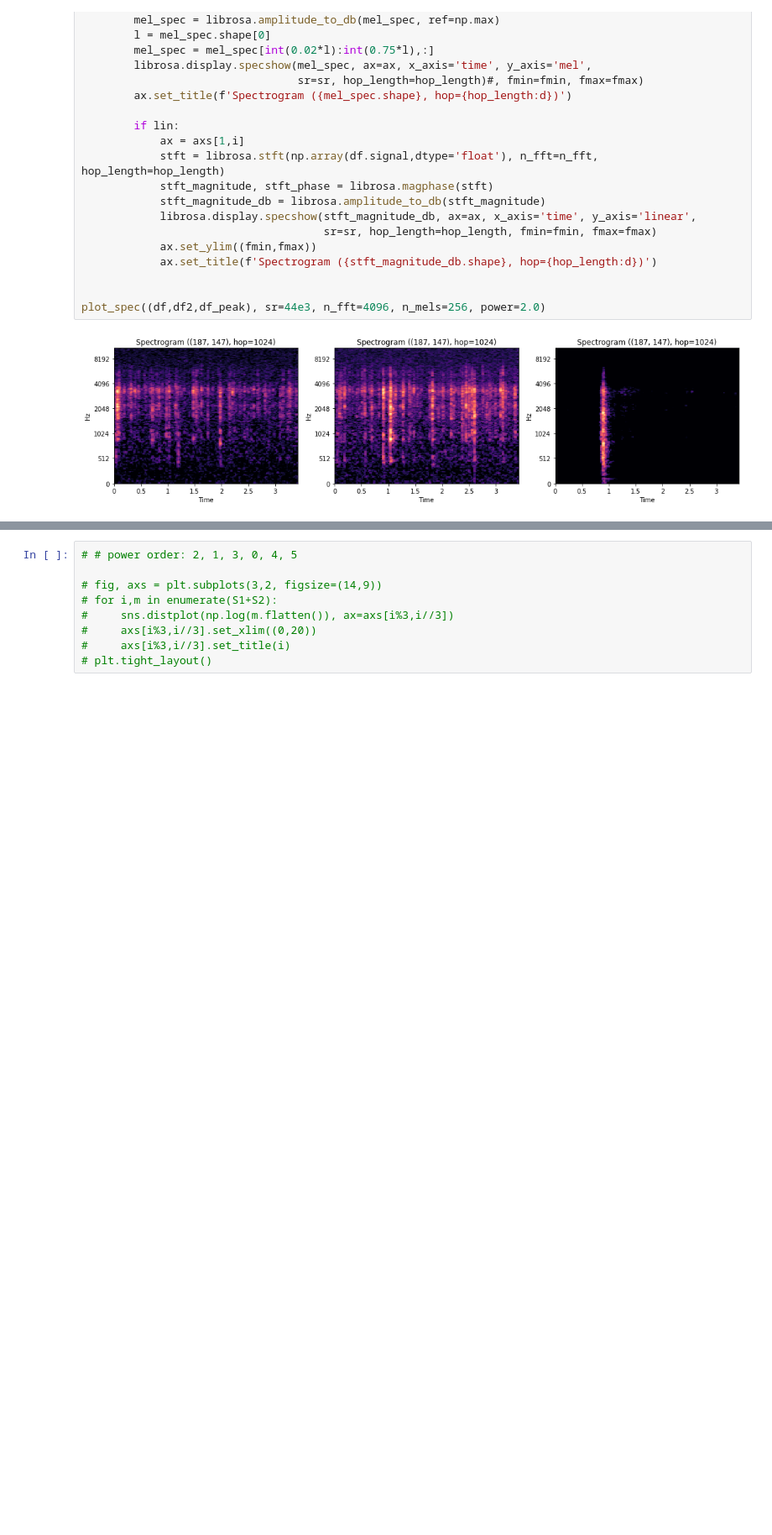
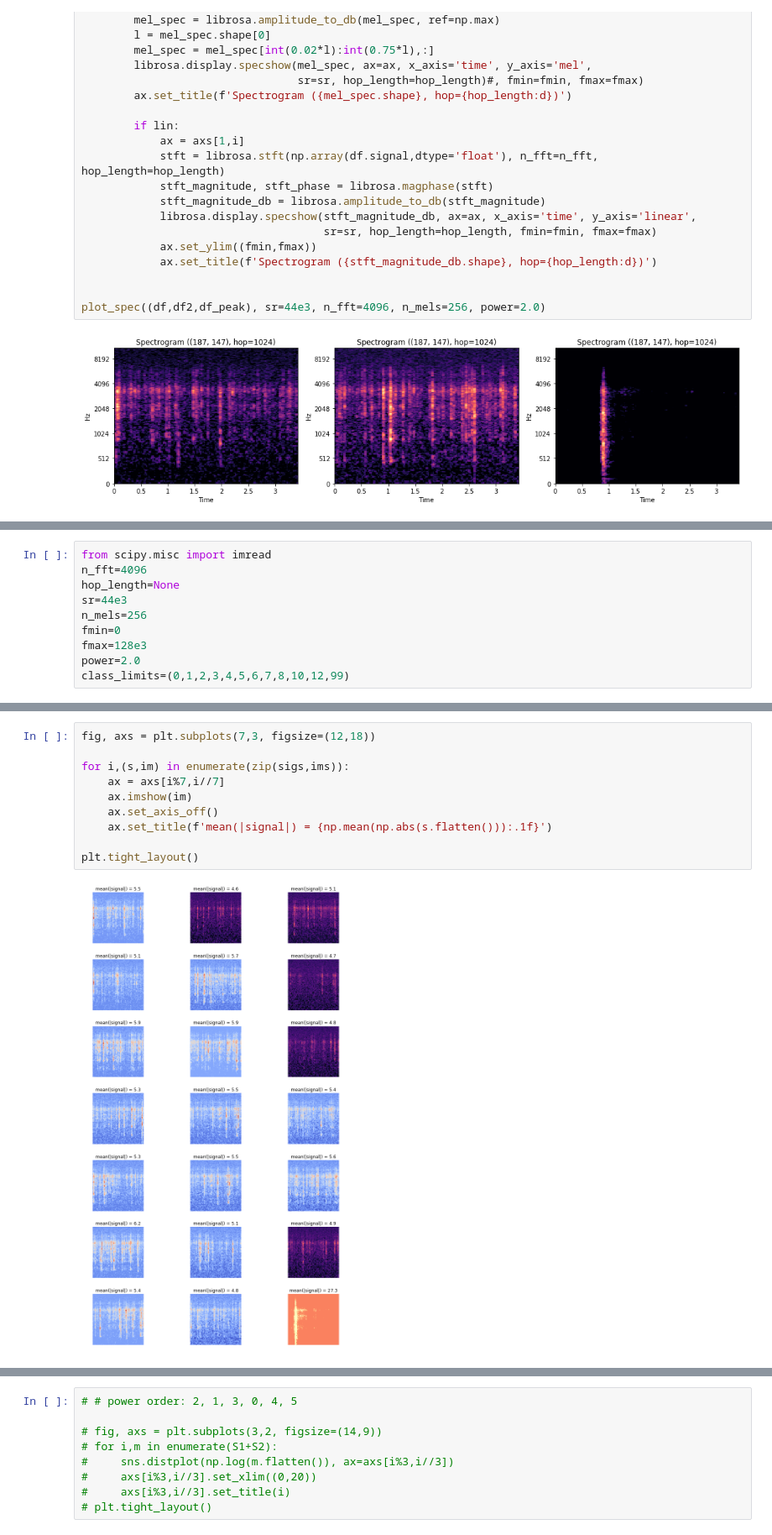
Before and after one commit to ido90/Earthquakes, a Jupyter notebook: Spectrogram/Spectrogram_librosa.ipynb, the cells around one changed output, grey strips where cells are left out. Shown at 84% size. Drawn from its saved outputs; the diff is of its cells as text; blank space fills up the shorter version.

```diff
--- a/Spectrogram/Spectrogram_librosa.ipynb
+++ b/Spectrogram/Spectrogram_librosa.ipynb
@@ -297,0 +323,10 @@ normalizing the to_db() with const 10^8 looks fine, but still needs to verify th
+# %%
+from scipy.misc import imread
+n_fft=4096
+hop_length=None
+sr=44e3
+n_mels=256
+fmin=0
+fmax=128e3
+power=2.0
+class_limits=(0,1,2,3,4,5,6,7,8,10,12,99)
@@ -297,0 +413,12 @@ normalizing the to_db() with const 10^8 looks fine, but still needs to verify th
+# %%
+fig, axs = plt.subplots(7,3, figsize=(12,18))
+
+for i,(s,im) in enumerate(zip(sigs,ims)):
+    ax = axs[i%7,i//7]
+    ax.imshow(im)
+    ax.set_axis_off()
+    ax.set_title(f'mean(|signal|) = {np.mean(np.abs(s.flatten())):.1f}')
+
+plt.tight_layout()
+# %% [output]
+[figure, added]
```
Also changed, not shown: parts of 15 cells of this notebook.
